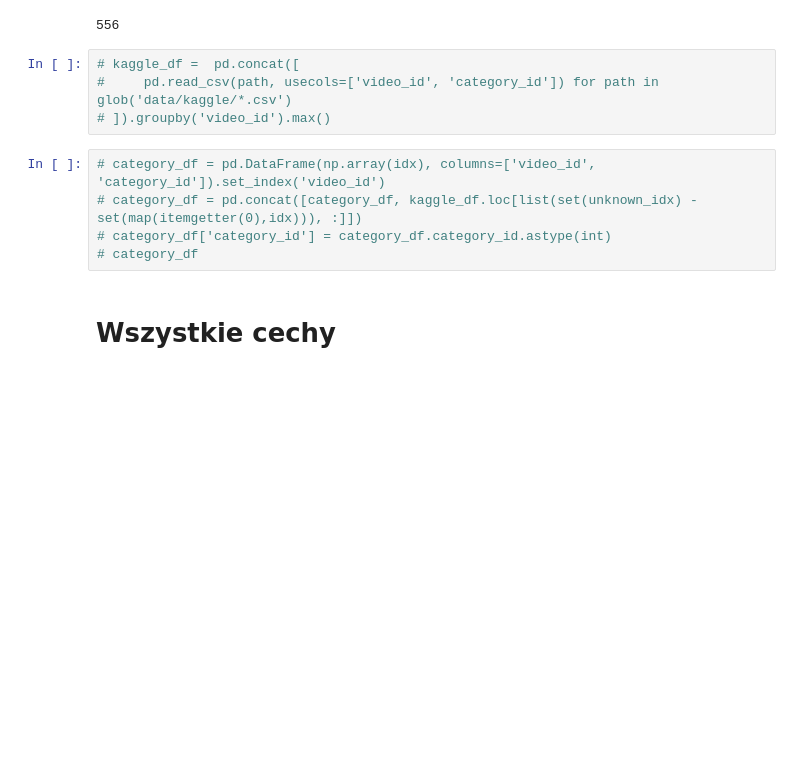
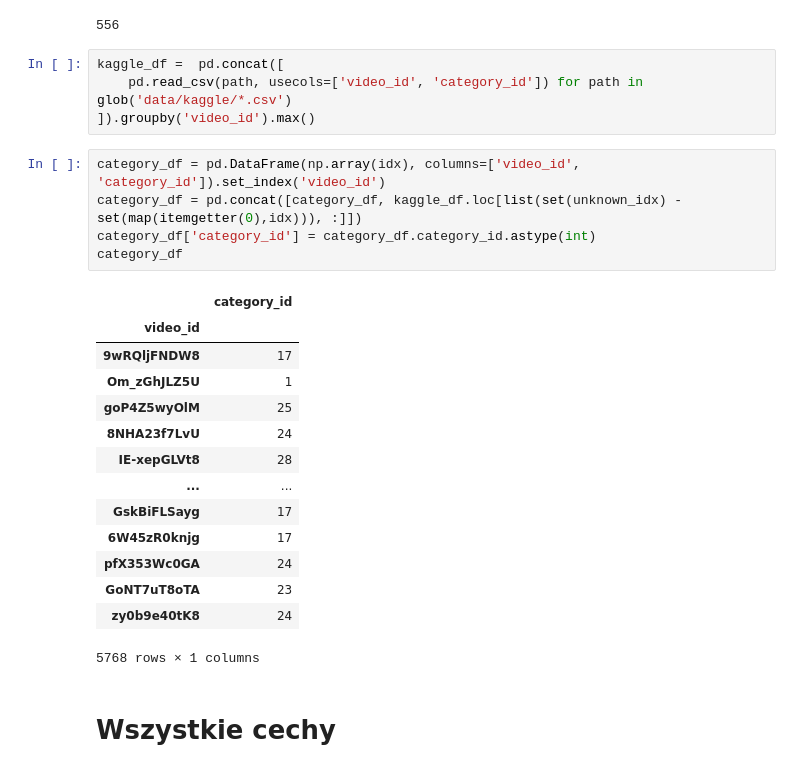
Before and after one commit to AxolotlOfConflagration/yt_trending_videos, a Jupyter notebook: checkpoint3.ipynb, the cells around one changed output. Saved outputs shown, nothing was run; the diff lists cells and outputs as text; blank space fills up the shorter version.

```diff
--- a/checkpoint3.ipynb
+++ b/checkpoint3.ipynb
@@ -45,14 +47,29 @@ len(set(unknown_idx) - set(map(itemgetter(0),idx)))
 # %% [output]
 556
 # %%
-# kaggle_df =  pd.concat([
-#     pd.read_csv(path, usecols=['video_id', 'category_id']) for path in glob('data/kaggle/*.csv')
-# ]).groupby('video_id').max()
+kaggle_df =  pd.concat([
+    pd.read_csv(path, usecols=['video_id', 'category_id']) for path in glob('data/kaggle/*.csv')
+]).groupby('video_id').max()
 # %%
-# category_df = pd.DataFrame(np.array(idx), columns=['video_id', 'category_id']).set_index('video_id')
-# category_df = pd.concat([category_df, kaggle_df.loc[list(set(unknown_idx) - set(map(itemgetter(0),idx))), :]])
-# category_df['category_id'] = category_df.category_id.astype(int)
-# category_df
+category_df = pd.DataFrame(np.array(idx), columns=['video_id', 'category_id']).set_index('video_id')
+category_df = pd.concat([category_df, kaggle_df.loc[list(set(unknown_idx) - set(map(itemgetter(0),idx))), :]])
+category_df['category_id'] = category_df.category_id.astype(int)
+category_df
+# %% [output]
+|  | category_id |
+| video_id |  |
+| 9wRQljFNDW8 | 17 |
+| Om_zGhJLZ5U | 1 |
+| goP4Z5wyOlM | 25 |
+| 8NHA23f7LvU | 24 |
+| IE-xepGLVt8 | 28 |
+| ... | ... |
+| GskBiFLSayg | 17 |
+| 6W45zR0knjg | 17 |
+| pfX353Wc0GA | 24 |
+| GoNT7uT8oTA | 23 |
+| zy0b9e40tK8 | 24 |
+5768 rows × 1 columns
 # %% [markdown]
 # Wszystkie cechy
 # %%
```
Also changed, not shown: parts of 7 cells of this notebook, 1 other file.
